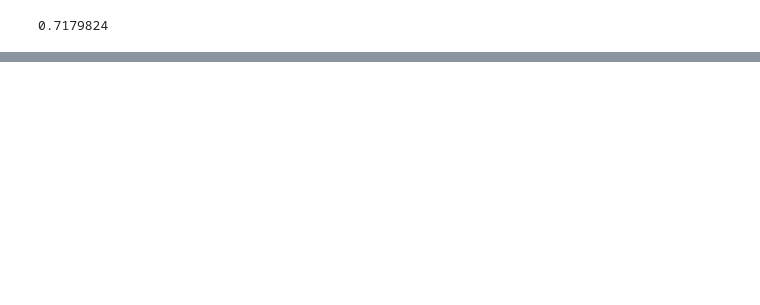
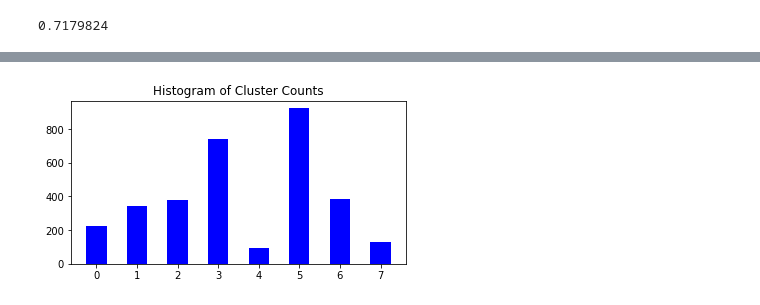
Before and after one commit to sekR4/ML_SageMaker_Studies, a Jupyter notebook: Population_Segmentation/Notes.ipynb, the cells around one changed output, grey strips where cells are left out. Cells and saved outputs as stored; diff of their text form; code cells hidden in the pictures; blank space fills up the shorter version.

```diff
--- a/Population_Segmentation/Notes.ipynb
+++ b/Population_Segmentation/Notes.ipynb
@@ -135,0 +186,11 @@ fit_pca.explained_variance_ratio_[:n_principal_components].sum()
+# %%
+top_n = 7
+
+counties_transformed = create_transformed_df(reduced,
+                                             counties_scaled,
+                                             n_top_components=top_n)
+
+PCA_list = [f"c_{i+1}" for i in range(top_n)]
+
+counties_transformed.columns = PCA_list
+counties_transformed.head()
@@ -135,0 +208,3 @@ fit_pca.explained_variance_ratio_[:n_principal_components].sum()
+# %%
+counties_transformed_np = counties_transformed.to_numpy()
+counties_transformed_np.shape
@@ -135,0 +213,6 @@ fit_pca.explained_variance_ratio_[:n_principal_components].sum()
+# %%
+from sklearn.cluster import k_means, KMeans
+
+kmean = KMeans(n_clusters=8, random_state=0).fit(counties_transformed_np)
+# %%
+cluster_info = kmean.predict(counties_transformed_np)
@@ -135,0 +254,11 @@ fit_pca.explained_variance_ratio_[:n_principal_components].sum()
+# %%
+# another method of visualizing the distribution
+# display a histogram of cluster counts
+ax =plt.subplots(figsize=(6,3))
+ax = plt.hist(cluster_info, bins=8,  range=(-0.5, 7.5), color='blue', rwidth=0.5)
+
+title="Histogram of Cluster Counts"
+plt.title(title, fontsize=12)
+plt.show()
+# %% [output]
+[figure, added]
```
Also changed, not shown: parts of 14 cells of this notebook.
